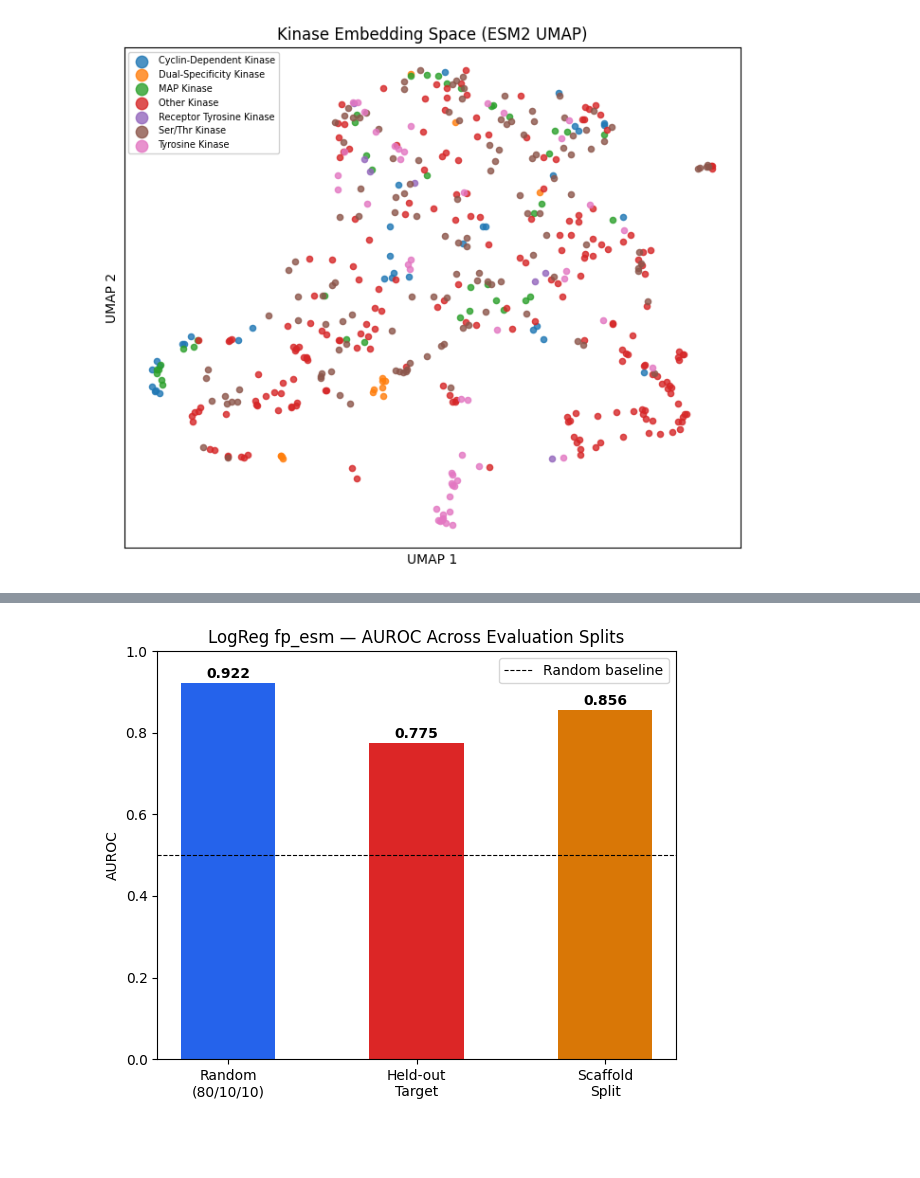
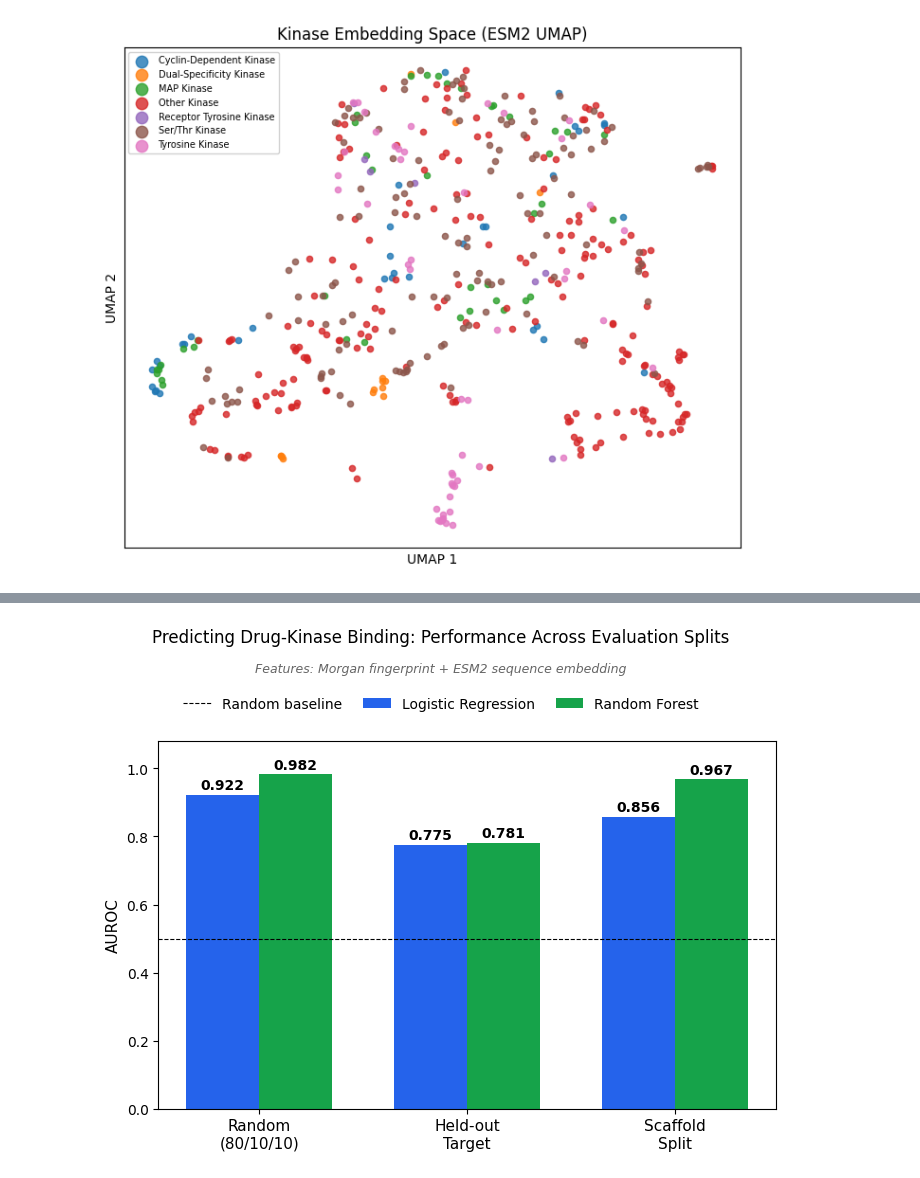
Before and after one commit to sputhenofficial/bindscape, a Jupyter notebook: notebook.ipynb, the cells around one changed output, grey strips where cells are left out. Saved outputs shown, nothing was run; the diff lists cells and outputs as text; code cells hidden in the pictures; blank space fills up the shorter version.

Commit message:
fit all RF models on Colab Pro due to local RAM constraints; reran notebook with full RF results across all splits and updated figures; interpretation and README still need updating

```diff
--- a/notebook.ipynb
+++ b/notebook.ipynb
@@ -340,0 +319,15 @@ Skipping RF fp_esm (est 14.9GB > available 2.2GB); using fp_only fallback
+# %%
+all_rf_keys = [
+    ('RF', 'fp_only',  'random'),
+    ('RF', 'fp_esm',   'random'),
+    ('RF', 'fp_esm',   'target'),
+    ('RF', 'fp_esm',   'scaffold'),
+]
+
+for key in all_rf_keys:
+    path = MODELS_DIR / ('_'.join(key) + '.joblib')
+    if path.exists():
+        models[key] = joblib.load(path)
+        print(f'Loaded {key}')
+    else:
+        print(f'Missing: {path} — run colab_rf_train.ipynb and download to models/')
@@ -595,33 +597,62 @@ Top 5 bit → example activating SMILES (first molecule found):
 # %%
-# Figure 6 — Split comparison bar chart (LogReg fp_esm, all 3 splits)
+# Figure 6 — Split comparison: LR fp_esm vs RF fp_esm across all 3 splits
 
-split_labels = ['random', 'target', 'scaffold']
+split_labels  = ['random', 'target', 'scaffold']
 split_display = ['Random\n(80/10/10)', 'Held-out\nTarget', 'Scaffold\nSplit']
 
-lr_fp_esm_rows = results_df[
-    (results_df['Model'] == 'LR') & (results_df['Features'] == 'fp_esm')
-].set_index('Split')
+lr_rows = results_df[(results_df['Model'] == 'LR') & (results_df['Features'] == 'fp_esm')].set_index('Split')
+rf_rows = results_df[(results_df['Model'] == 'RF') & (results_df['Features'] == 'fp_esm')].set_index('Split')
 
-auroc_vals = [lr_fp_esm_rows.loc[s, 'AUROC'] if s in lr_fp_esm_rows.index else float('nan')
-              for s in split_labels]
+lr_vals = [lr_rows.loc[s, 'AUROC'] if s in lr_rows.index else float('nan') for s in split_labels]
+rf_vals = [rf_rows.loc[s, 'AUROC'] if s in rf_rows.index else float('nan') for s in split_labels]
 
-fig, ax = plt.subplots(figsize=(6, 5))
-bars = ax.bar(split_display, auroc_vals,
-              color=['#2563EB', '#DC2626', '#D97706'], width=0.5)
-for bar, val in zip(bars, auroc_vals):
-    if not np.isnan(val):
-        ax.text(bar.get_x() + bar.get_width()/2, val + 0.005, f'{val:.3f}',
+rf_available = any(not (isinstance(v, float) and v != v) for v in rf_vals)
+
+x = np.arange(len(split_labels))
+width = 0.35 if rf_available else 0.5
+
+fig, ax = plt.subplots(figsize=(7, 5.5))
+
+offset = -width/2 if rf_available else 0
+bars_lr = ax.bar(x + offset, lr_vals, width, label='Logistic Regression', color='#2563EB')
+for bar, val in zip(bars_lr, lr_vals):
+    if not (isinstance(val, float) and val != val):
+        ax.text(bar.get_x() + bar.get_width()/2, val + 0.008, f'{val:.3f}',
                 ha='center', va='bottom', fontsize=10, fontweight='bold')
+
+if rf_available:
+    bars_rf = ax.bar(x + width/2, rf_vals, width, label='Random Forest', color='#16A34A')
+    for bar, val in zip(bars_rf, rf_vals):
+        if not (isinstance(val, float) and val != val):
+            ax.text(bar.get_x() + bar.get_width()/2, val + 0.008, f'{val:.3f}',
+                    ha='center', va='bottom', fontsize=10, fontweight='bold')
+
 ax.axhline(0.5, color='k', lw=0.8, ls='--', label='Random baseline')
-ax.set_ylim(0, 1)
-ax.set_ylabel('AUROC')
-ax.set_title('LogReg fp_esm — AUROC Across Evaluation Splits')
-ax.legend()
-plt.tight_layout()
-plt.savefig(FIGURES_DIR / 'fig6_split_comparison.png', dpi=150)
+ax.set_xticks(x)
+ax.set_xticklabels(split_display, fontsize=11)
+ax.set_ylim(0, 1.08)
+ax.set_ylabel('AUROC', fontsize=11)
+ax.tick_params(axis='y', labelsize=10)
+
+title = ('Predicting Drug-Kinase Binding: Performance Across Evaluation Splits'
+         if rf_available else 'Logistic Regression — AUROC Across Evaluation Splits')
+
+handles, labels_leg = ax.get_legend_handles_labels()
+
+plt.tight_layout(rect=[0, 0, 1, 0.80])
+
+# Title → subtitle → legend, top to bottom in the reserved 20% above the chart
+fig.text(0.5, 0.978, title,
+         ha='center', va='top', fontsize=12)
+fig.text(0.5, 0.917, 'Features: Morgan fingerprint + ESM2 sequence embedding',
+         ha='center', va='top', fontsize=9, style='italic', color='#666666')
+fig.legend(handles, labels_leg, loc='upper center', ncol=3, frameon=False,
+           fontsize=10, bbox_to_anchor=(0.5, 0.876), columnspacing=1.5)
+
+plt.savefig(FIGURES_DIR / 'fig6_split_comparison.png', dpi=150, bbox_inches='tight')
 plt.show()
 # %% [output]
-[figure, old version]
+[figure, new version]
 # %% [markdown]
 ## 10. Interpretation
 
```
Also changed, not shown: parts of 9 cells of this notebook, 5 other files.
